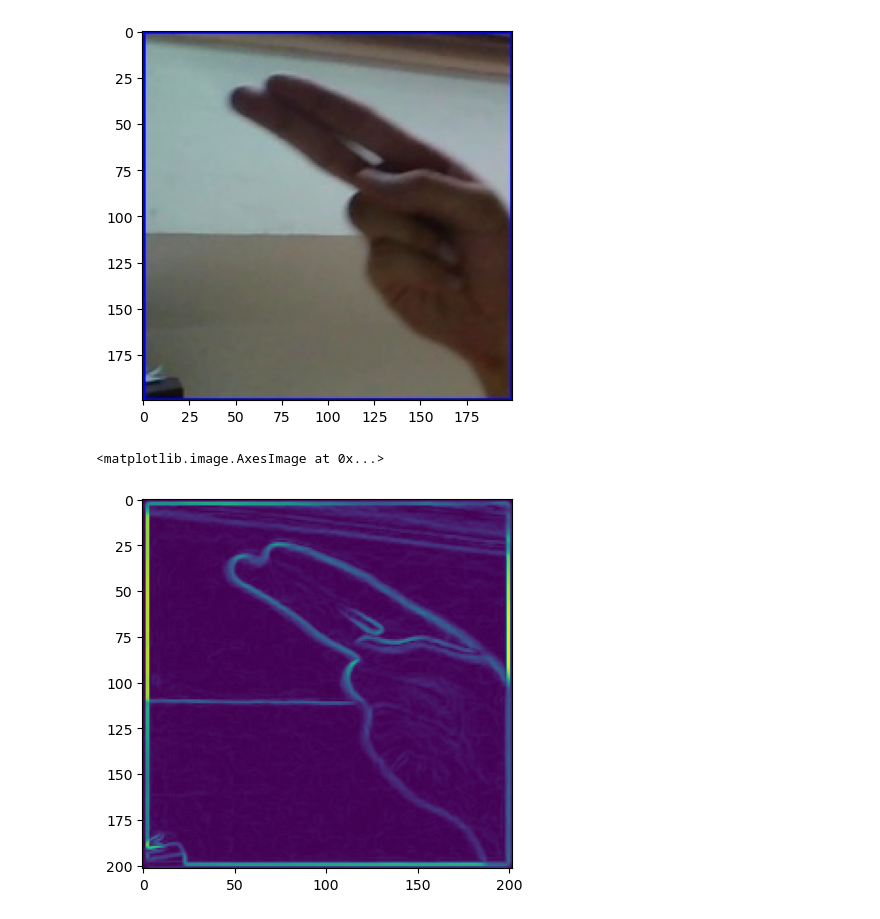
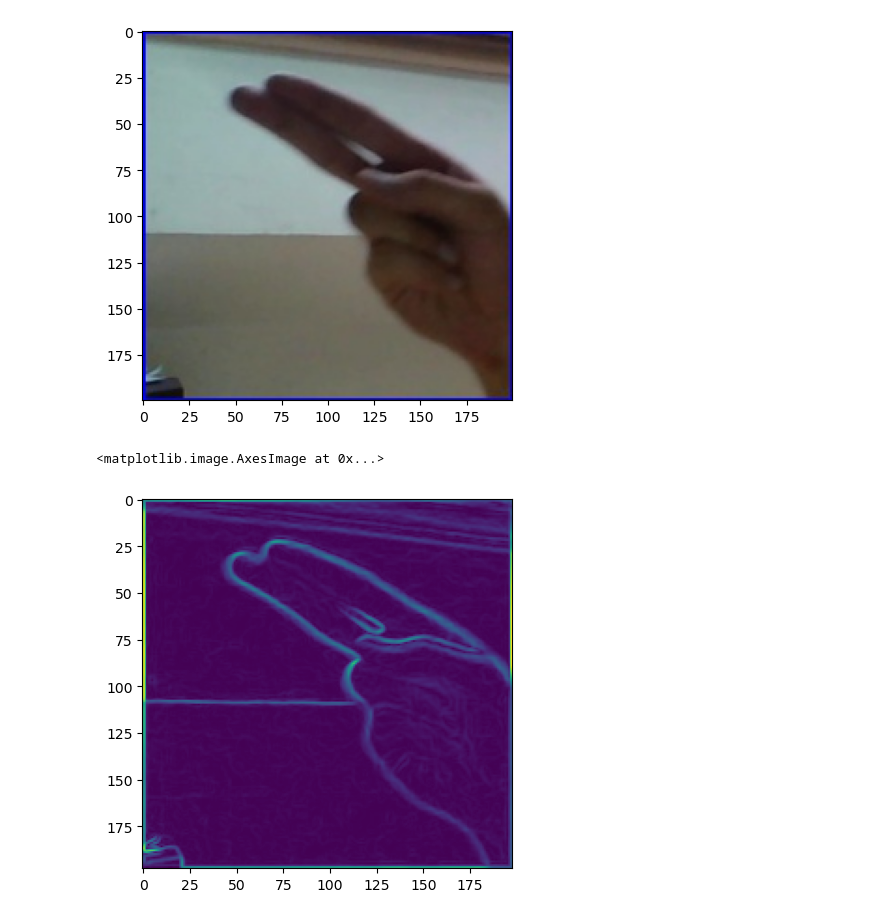
Before and after one commit to unic0rn9k/ASL-translate, a Jupyter notebook: tegnsprogstranslate.ipynb, the cells around one changed output. Cells and saved outputs as stored; diff of their text form; code cells hidden in the pictures.

```diff
--- a/tegnsprogstranslate.ipynb
+++ b/tegnsprogstranslate.ipynb
@@ -23,8 +49,8 @@ kernel_x = np.array([[-1, 0, 1], [-2, 0, 2], [-1, 0, 1]])
 kernel_y = np.array([[-1, -2, -1], [0, 0, 0], [1, 2, 1]])
 
 # Perform convolution with the kernels to get the horizontal and vertical edges
-edges_x = convolve2d(image, kernel_x)
-edges_y = convolve2d(image, kernel_y)
+edges_x = convolve2d(image, kernel_x, mode='valid')
+edges_y = convolve2d(image, kernel_y, mode='valid')
 
 # Combine the horizontal and vertical edges to get the final edge image
 edges = np.sqrt(np.square(edges_x) + np.square(edges_y))
@@ -32,7 +58,7 @@ edges = np.sqrt(np.square(edges_x) + np.square(edges_y))
 # Normalize the edge image to a range between 0 and 1
 edges = edges / np.max(edges)
 # %%
-p.imshow(edges)
+p.imshow(edges,)
 # %% [output]
 <matplotlib.image.AxesImage at 0x...>
-[figure, old version]
+[figure, new version]
```
Also changed, not shown: parts of 16 cells of this notebook, 1 other file.
